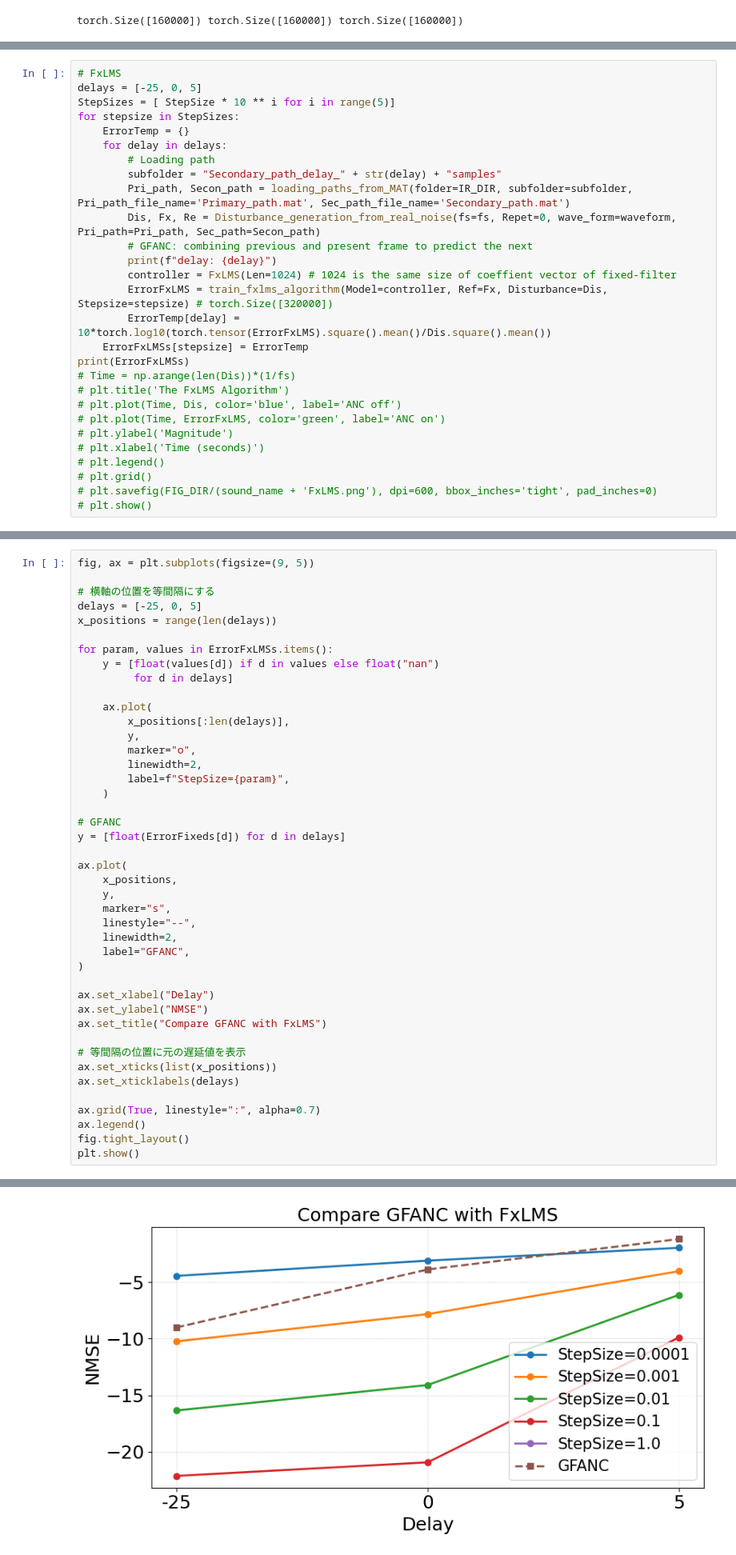
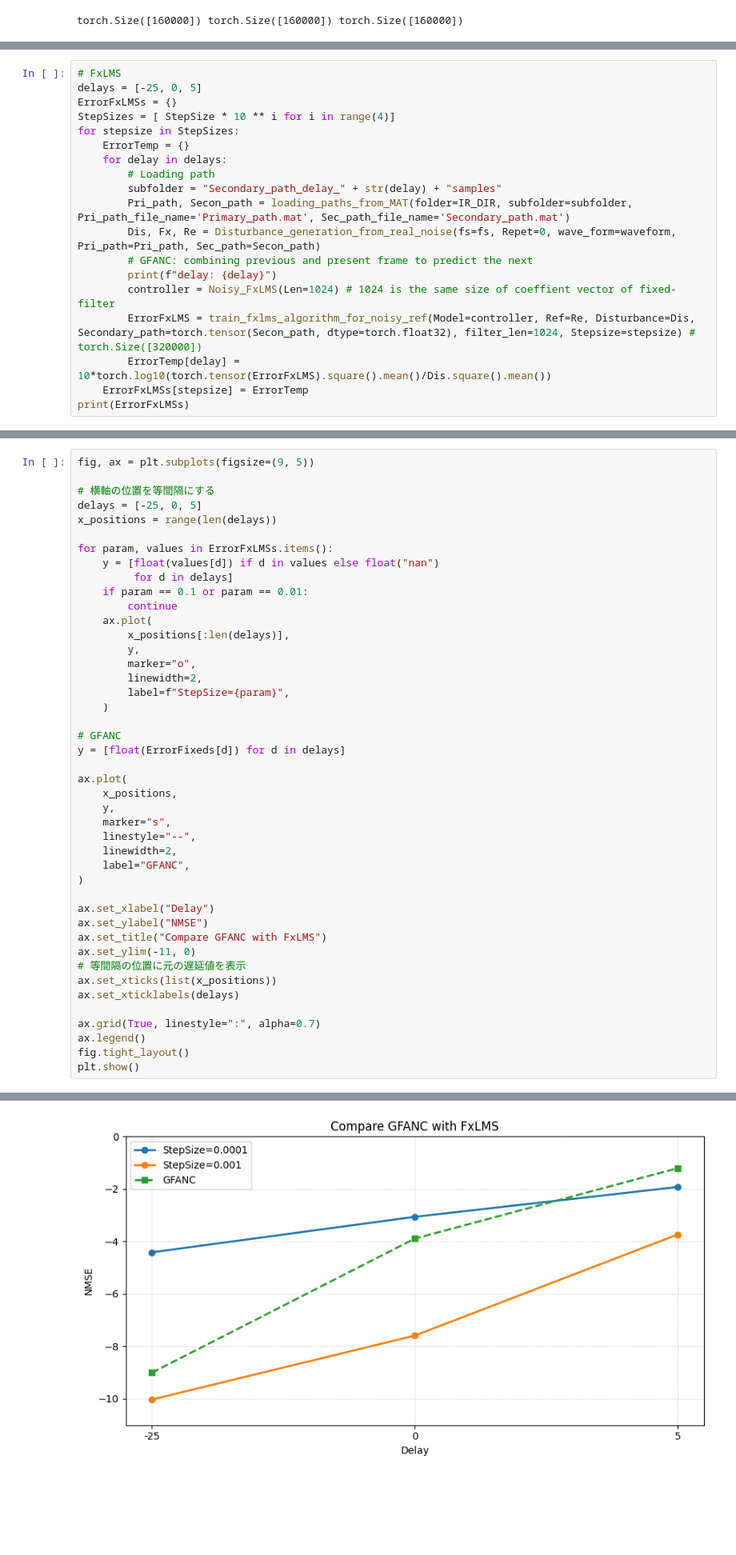
Before and after one commit to koba1in/GFANC-custom, a Jupyter notebook: Hard_Label/3.Noise_Cancellation_Code/Noise_Cancellation_causality.ipynb, the cells around one changed output, grey strips where cells are left out. Shown at 80% size. Cells and saved outputs as stored; diff of their text form; blank space fills up the shorter version.

```diff
--- a/Hard_Label/3.Noise_Cancellation_Code/Noise_Cancellation_causality.ipynb
+++ b/Hard_Label/3.Noise_Cancellation_Code/Noise_Cancellation_causality.ipynb
@@ -127,7 +102,8 @@ ErrorFxLMSs
 # %%
 # FxLMS
 delays = [-25, 0, 5]
-StepSizes = [ StepSize * 10 ** i for i in range(5)]
+ErrorFxLMSs = {}
+StepSizes = [ StepSize * 10 ** i for i in range(4)]
 for stepsize in StepSizes:
     ErrorTemp = {}
     for delay in delays:
@@ -137,21 +113,11 @@ for stepsize in StepSizes:
         Dis, Fx, Re = Disturbance_generation_from_real_noise(fs=fs, Repet=0, wave_form=waveform, Pri_path=Pri_path, Sec_path=Secon_path)
         # GFANC: combining previous and present frame to predict the next
         print(f"delay: {delay}")
-        controller = FxLMS(Len=1024) # 1024 is the same size of coeffient vector of fixed-filter
-        ErrorFxLMS = train_fxlms_algorithm(Model=controller, Ref=Fx, Disturbance=Dis, Stepsize=stepsize) # torch.Size([320000])
+        controller = Noisy_FxLMS(Len=1024) # 1024 is the same size of coeffient vector of fixed-filter
+        ErrorFxLMS = train_fxlms_algorithm_for_noisy_ref(Model=controller, Ref=Re, Disturbance=Dis, Secondary_path=torch.tensor(Secon_path, dtype=torch.float32), filter_len=1024, Stepsize=stepsize) # torch.Size([320000])
         ErrorTemp[delay] = 10*torch.log10(torch.tensor(ErrorFxLMS).square().mean()/Dis.square().mean())
     ErrorFxLMSs[stepsize] = ErrorTemp
 print(ErrorFxLMSs)
-# Time = np.arange(len(Dis))*(1/fs)
-# plt.title('The FxLMS Algorithm')
-# plt.plot(Time, Dis, color='blue', label='ANC off')
-# plt.plot(Time, ErrorFxLMS, color='green', label='ANC on')
-# plt.ylabel('Magnitude')
-# plt.xlabel('Time (seconds)')
-# plt.legend()
-# plt.grid()
-# plt.savefig(FIG_DIR/(sound_name + 'FxLMS.png'), dpi=600, bbox_inches='tight', pad_inches=0)
-# plt.show()
 # %% [output]
 delay: -25
 [========================================================================] 100%
@@ -231,7 +166,8 @@ x_positions = range(len(delays))
 for param, values in ErrorFxLMSs.items():
     y = [float(values[d]) if d in values else float("nan")
          for d in delays]
-
+    if param == 0.1 or param == 0.01:
+        continue
     ax.plot(
         x_positions[:len(delays)],
         y,
@@ -255,7 +191,7 @@ ax.plot(
 ax.set_xlabel("Delay")
 ax.set_ylabel("NMSE")
 ax.set_title("Compare GFANC with FxLMS")
-
+ax.set_ylim(-11, 0)
 # 等間隔の位置に元の遅延値を表示
 ax.set_xticks(list(x_positions))
 ax.set_xticklabels(delays)
@@ -285 +204 @@ findfont: Font family 'Times New Roman' not found.
-[figure, old version]
+[figure, new version]
```
Also changed, not shown: parts of 12 cells of this notebook, 3 other files.
